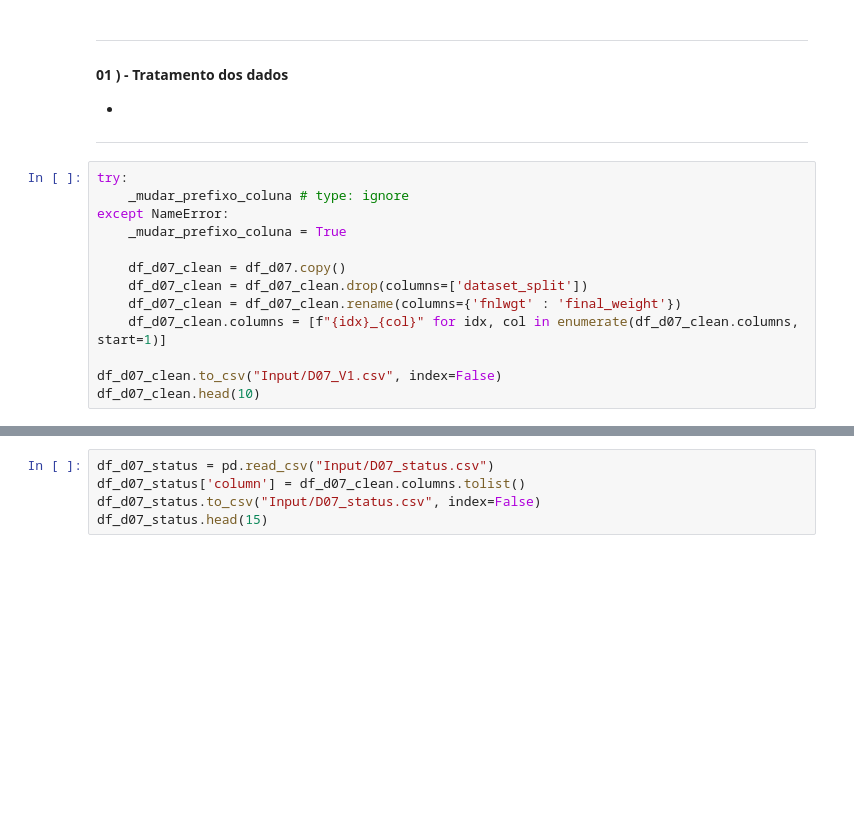
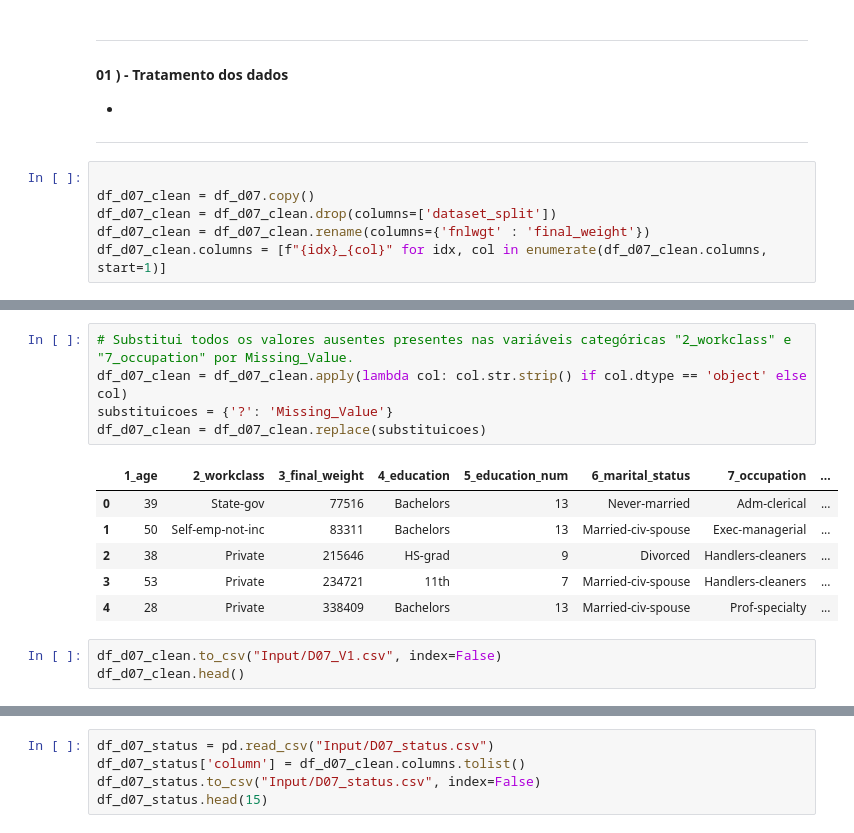
Before and after one commit to OfAndreS/Relatio, a Jupyter notebook: data/raw/D07/D07.ipynb, the cells around one changed output, grey strips where cells are left out. Drawn from its saved outputs; the diff is of its cells as text; blank space fills up the shorter version.

Commit message:
chore(D07.ipynb): Substituindo os valores ausentes por 'Missing_Value'

```diff
--- a/data/raw/D07/D07.ipynb
+++ b/data/raw/D07/D07.ipynb
@@ -23,15 +23,8 @@ df_d07.head()
 
 ---
 # %%
-try:
-    _mudar_prefixo_coluna # type: ignore
-except NameError:
-    _mudar_prefixo_coluna = True
 
-    df_d07_clean = df_d07.copy()
-    df_d07_clean = df_d07_clean.drop(columns=['dataset_split'])
-    df_d07_clean = df_d07_clean.rename(columns={'fnlwgt' : 'final_weight'})
-    df_d07_clean.columns = [f"{idx}_{col}" for idx, col in enumerate(df_d07_clean.columns, start=1)]
-
-df_d07_clean.to_csv("Input/D07_V1.csv", index=False)
-df_d07_clean.head(10)
+df_d07_clean = df_d07.copy()
+df_d07_clean = df_d07_clean.drop(columns=['dataset_split'])
+df_d07_clean = df_d07_clean.rename(columns={'fnlwgt' : 'final_weight'})
+df_d07_clean.columns = [f"{idx}_{col}" for idx, col in enumerate(df_d07_clean.columns, start=1)]
@@ -49,0 +31,15 @@ df_d07_clean.head(10)
+# %%
+# Substitui todos os valores ausentes presentes nas variáveis categóricas "2_workclass" e "7_occupation" por Missing_Value.
+df_d07_clean = df_d07_clean.apply(lambda col: col.str.strip() if col.dtype == 'object' else col)
+substituicoes = {'?': 'Missing_Value'}
+df_d07_clean = df_d07_clean.replace(substituicoes)
+# %% [output]
+|  | 1_age | 2_workclass | 3_final_weight | 4_education | 5_education_num | 6_marital_status | 7_occupation | ... |
+| 0 | 39 | State-gov | 77516 | Bachelors | 13 | Never-married | Adm-clerical | ... |
+| 1 | 50 | Self-emp-not-inc | 83311 | Bachelors | 13 | Married-civ-spouse | Exec-managerial | ... |
+| 2 | 38 | Private | 215646 | HS-grad | 9 | Divorced | Handlers-cleaners | ... |
+| 3 | 53 | Private | 234721 | 11th | 7 | Married-civ-spouse | Handlers-cleaners | ... |
+| 4 | 28 | Private | 338409 | Bachelors | 13 | Married-civ-spouse | Prof-specialty | ... |
+# %%
+df_d07_clean.to_csv("Input/D07_V1.csv", index=False)
+df_d07_clean.head()
```
Also changed, not shown: parts of 3 cells of this notebook.
